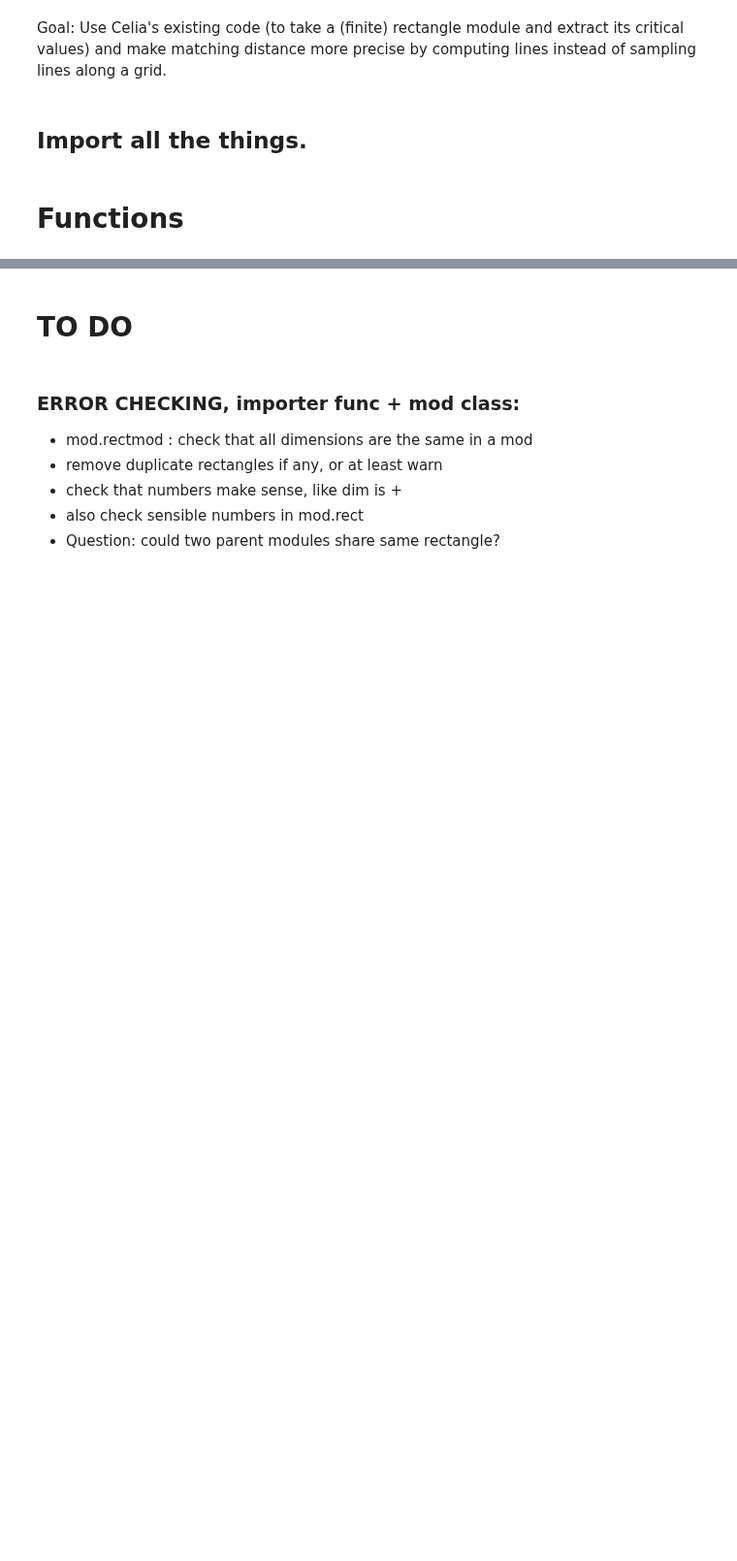
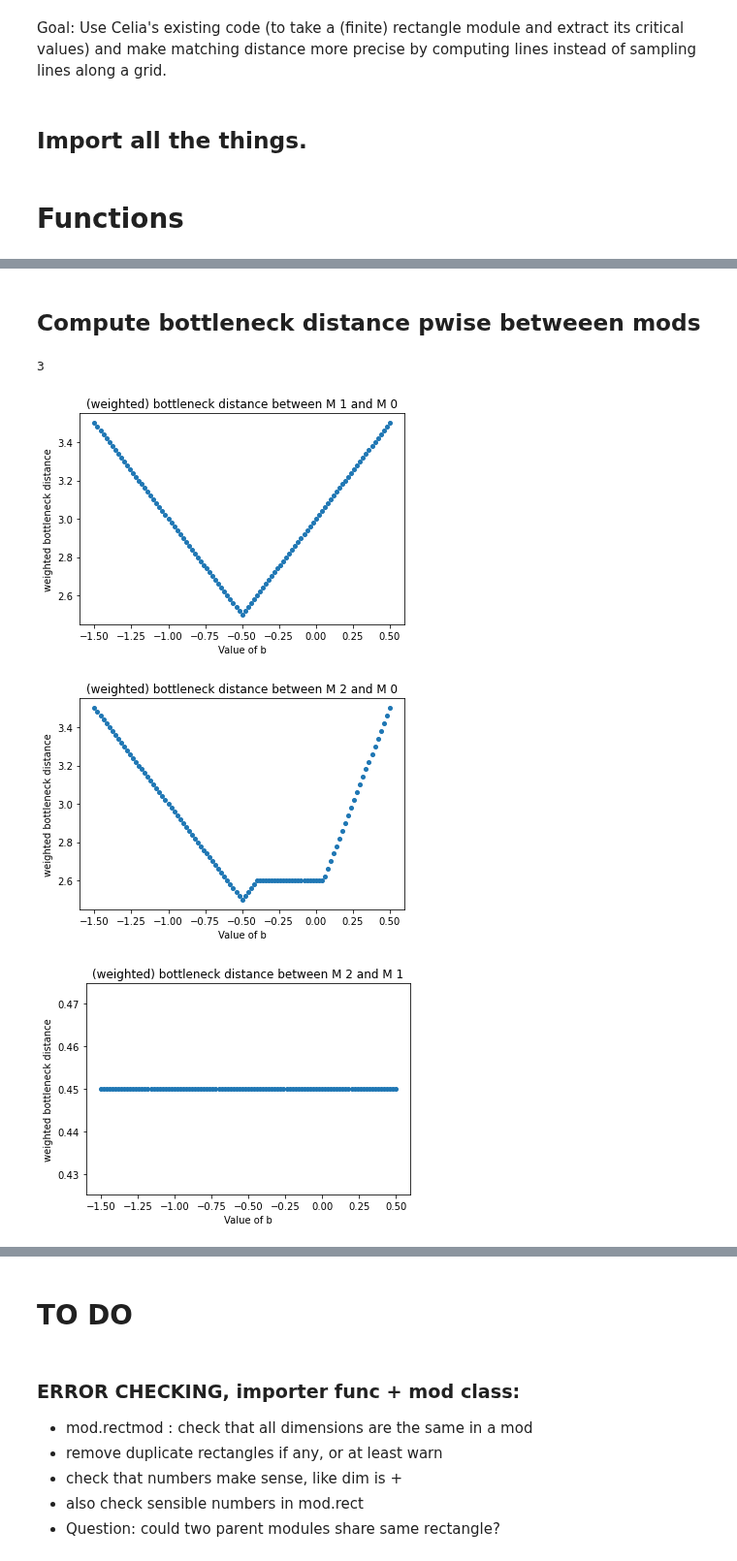
Before and after one commit to asilata/matching-distance-code, a Jupyter notebook: Notebooks/Banff code.ipynb, the cells around one changed output, grey strips where cells are left out. Shown at 97% size. Saved outputs shown, nothing was run; the diff lists cells and outputs as text; code cells hidden in the pictures; blank space fills up the shorter version.

```diff
--- a/Notebooks/Banff code.ipynb
+++ b/Notebooks/Banff code.ipynb
@@ -120,0 +212,46 @@ parent mod: 1
+# %% [markdown]
+## Compute bottleneck distance pwise betweeen mods
+# %%
+ii = 0
+jj = 0
+print(len(r_mods_list))
+
+for M in r_mods_list:
+    for N in r_mods_list:
+        if ii < jj:
+            # this gets rid of half of the matrix of entries,
+            # keeping only the lower half. That way if we have
+            # wlog (1,3), we don't also get (3,1).
+            # equality leaves (x,x) for sanity checks;
+            # can be eliminated by removing equality.
+
+            ## Family of lines in same equivalence class
+            n = 100 ## number of points in interval
+            t = 2/n
+            Lines = []
+            wbd=[]
+            x=[]
+            for i in range(n+1):
+                b= i*t
+                x.append(-1.5 +b)
+                #print(b)
+                line = mod.Line((1,1),(-1.5 +b,1.5 -b))
+                #TODO: instead of hardcoded lines,
+                # use critical values to find reasonable parameters
+                Lines.append(line)
+                d = mod.compute_weighted_bottleneck(M,N,line)
+                wbd.append(d)
+            fig, ax = plt.subplots()
+            ax.set_aspect('auto')
+            plt.plot(x, wbd, 'o',markersize = 4)
+            plt.title('(weighted) bottleneck distance between M ' + str(jj) + ' and M '+ str(ii))
+            plt.xlabel('Value of b')
+            plt.ylabel('weighted bottleneck distance')
+        jj += 1
+    ii += 1
+    jj = 0
+# %% [output]
+3
+[figure, added]
+[figure, added]
+[figure, added]
```
Also changed, not shown: parts of 9 cells of this notebook, 2 other files.
